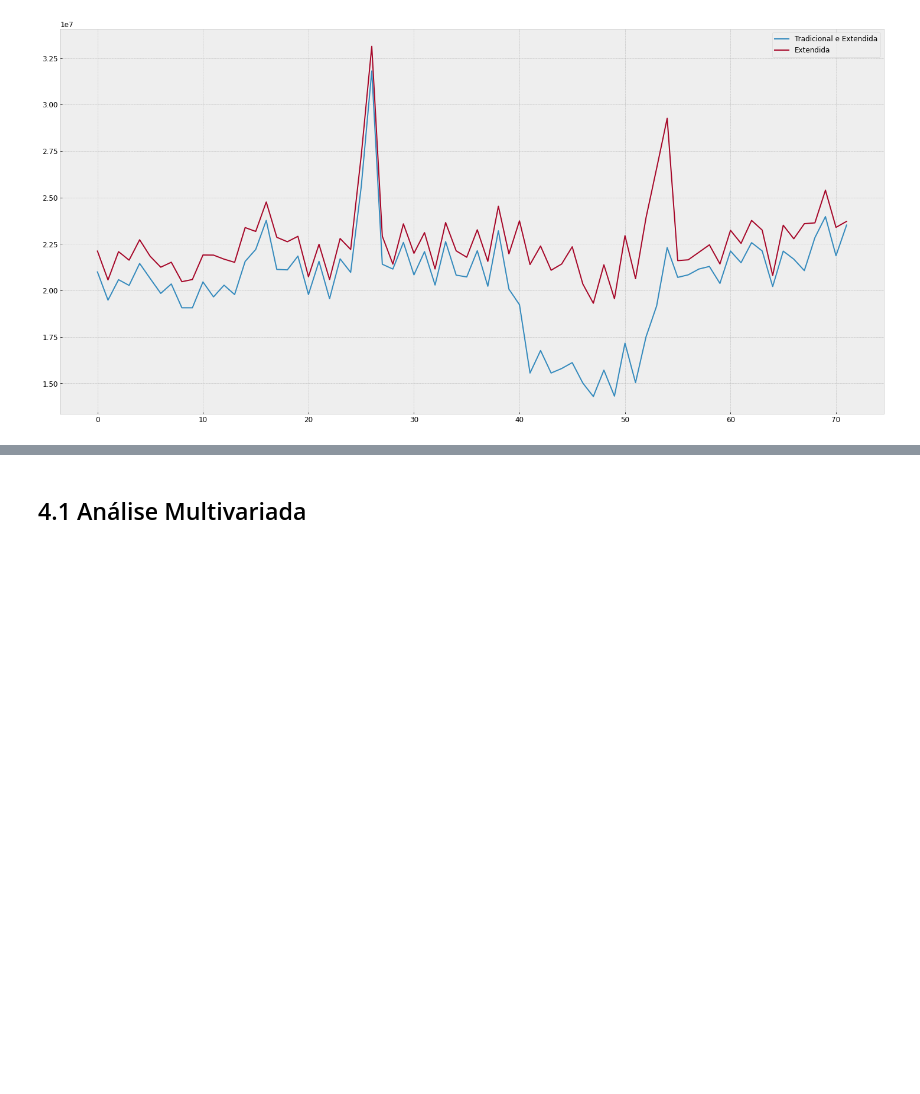
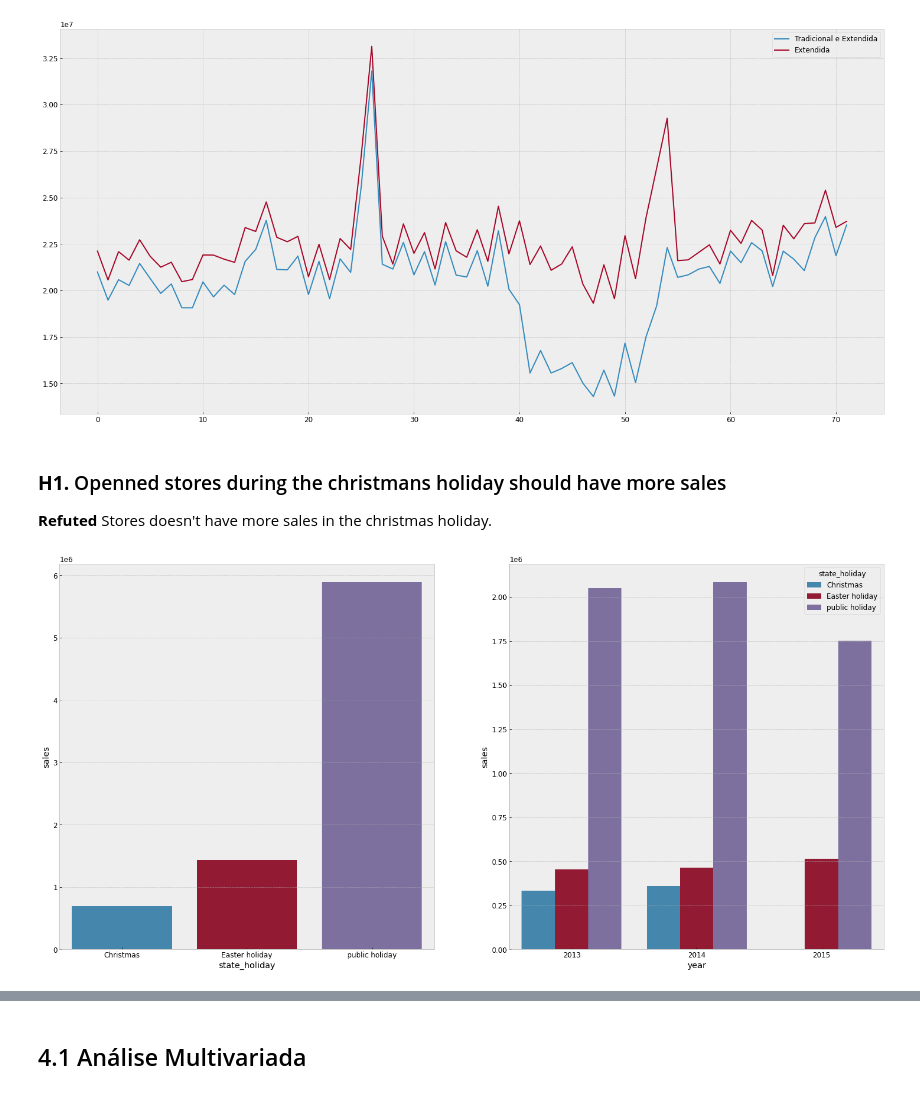
Before and after one commit to elielsantospaes/DS_em_Producao, a Jupyter notebook: Módulo_6_v1_store_sales_prediction.ipynb, the cells around one changed output, grey strips where cells are left out. Cells and saved outputs as stored; diff of their text form; code cells hidden in the pictures; blank space fills up the shorter version.

```diff
--- a/Módulo_6_v1_store_sales_prediction.ipynb
+++ b/Módulo_6_v1_store_sales_prediction.ipynb
@@ -583,3 +594,16 @@ ax.legend( labels = ['Tradicional e Extendida','Extendida'])
 # %% [output]
 <matplotlib.legend.Legend at 0x...>
 [figure]
+# %% [markdown]
+### **H1.** Openned stores during the christmans holiday should have more sales
+**Refuted** Stores doesn't have more sales in the christmas holiday.
+# %%
+plt.subplot(1,2,1)
+aux1 = df4[df4['state_holiday'] != 'regular day'][['state_holiday', 'sales']].groupby('state_holiday').sum().reset_index()
+sns.barplot(x = 'state_holiday', y = 'sales', data = aux1);
+
+plt.subplot(1,2,2)
+aux2 = df4[df4['state_holiday'] != 'regular day'][['year', 'state_holiday', 'sales']].groupby(['year', 'state_holiday']).sum().reset_index()
+sns.barplot(x = 'year', y = 'sales', hue = 'state_holiday', data = aux2);
+# %% [output]
+[figure, added]
```
Also changed, not shown: parts of 18 cells of this notebook.
